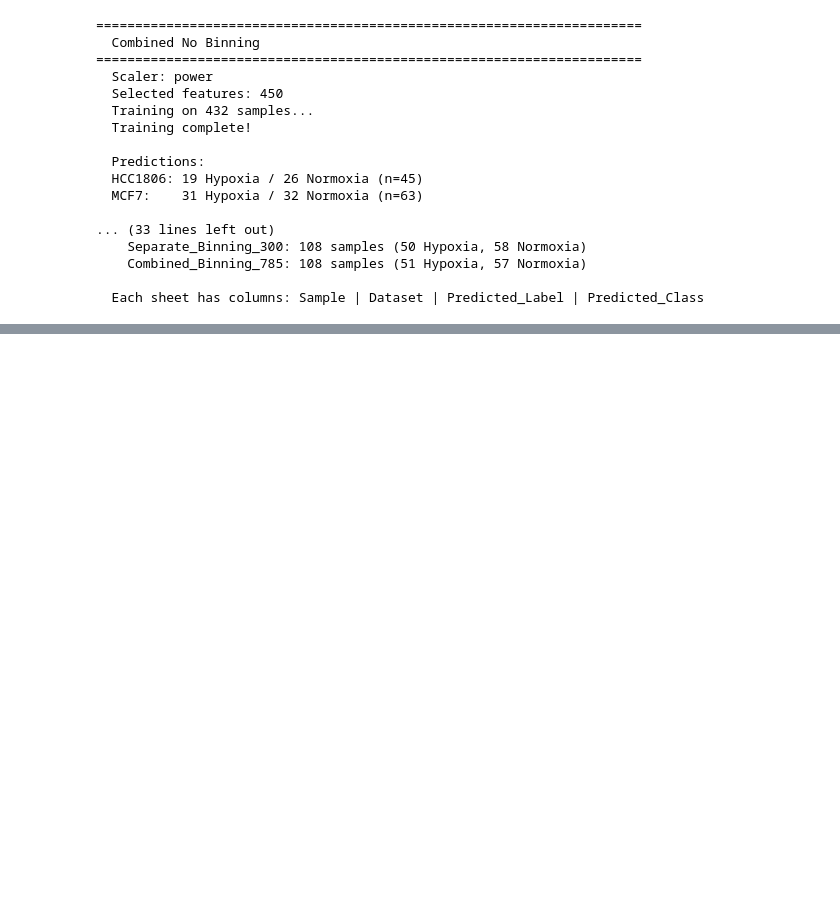
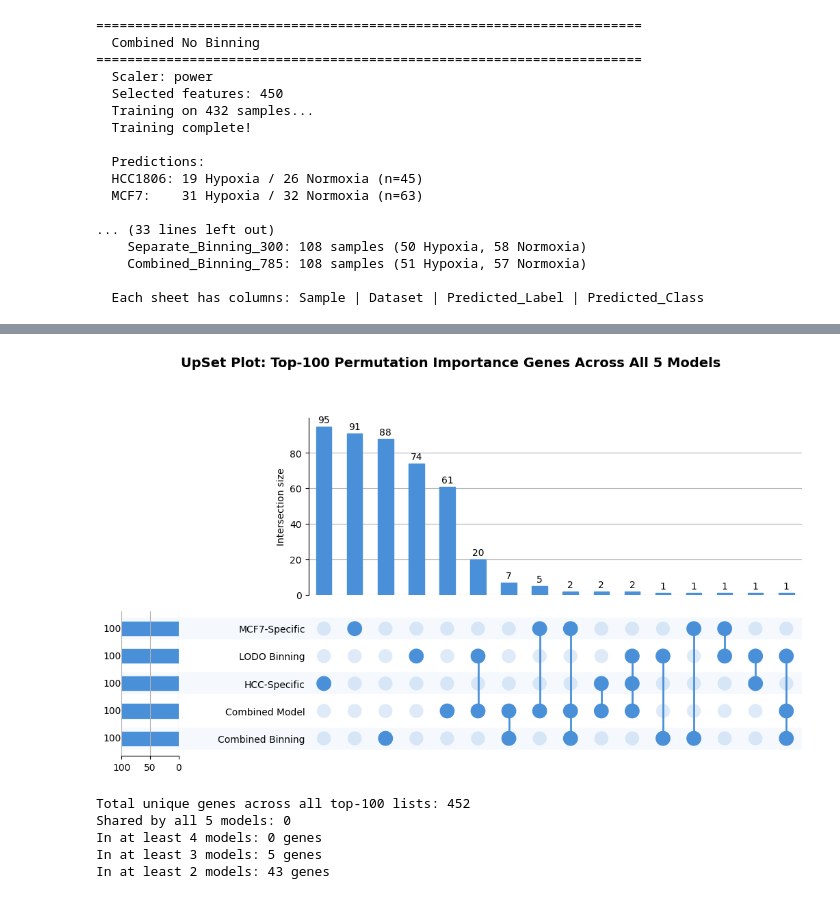
Before and after one commit to ranbirdaefler/CC-Research, a Jupyter notebook: Combined_CellLine_Model.ipynb, the cells around one changed output, grey strips where cells are left out. Saved outputs shown, nothing was run; the diff lists cells and outputs as text; code cells hidden in the pictures; blank space fills up the shorter version.

```diff
--- a/Combined_CellLine_Model.ipynb
+++ b/Combined_CellLine_Model.ipynb
@@ -3293,0 +4206,59 @@ print(f"\n  Each sheet has columns: Sample | Dataset | Predicted_Label | Predict
+# %%
+# =============================================================================
+# D.10  UPSET PLOT — TOP-100 PERMUTATION IMPORTANCE GENES (ALL 5 MODELS)
+# =============================================================================
+
+from upsetplot import UpSet, from_memberships
+from itertools import combinations
+import matplotlib.pyplot as plt
+
+all_top_genes = sorted(set().union(*top_perm_sets.values()))
+
+memberships = []
+for gene in all_top_genes:
+    member = tuple(name for name in all_model_names if gene in top_perm_sets[name])
+    memberships.append(member)
+
+upset_data = from_memberships(memberships)
+
+fig = plt.figure(figsize=(18, 8))
+upset = UpSet(
+    upset_data,
+    subset_size="count",
+    show_counts=True,
+    sort_by="cardinality",
+    show_percentages=False,
+    facecolor="#4A90D9",
+    element_size=42,
+)
+upset.plot(fig=fig)
+fig.suptitle(
+    f"UpSet Plot: Top-{TOP_PERM} Permutation Importance Genes Across All 5 Models",
+    fontsize=14, fontweight="bold", y=1.02,
+)
+plt.show()
+
+# Summary statistics
+total_unique = len(all_top_genes)
+shared_all5 = set.intersection(*top_perm_sets.values())
+print(f"\nTotal unique genes across all top-{TOP_PERM} lists: {total_unique}")
+print(f"Shared by all 5 models: {len(shared_all5)}")
+if shared_all5:
+    print(f"  Genes: {', '.join(sorted(shared_all5))}")
+
+for n_shared in [4, 3, 2]:
+    genes_in_n = set()
+    for combo in combinations(all_model_names, n_shared):
+        genes_in_n |= set.intersection(*(top_perm_sets[m] for m in combo))
+    genes_in_exactly_n = genes_in_n - set().union(
+        *(set.intersection(*(top_perm_sets[m] for m in combo))
+          for combo in combinations(all_model_names, n_shared + 1))
+    ) if n_shared < 5 else genes_in_n
+    print(f"In at least {n_shared} models: {len(genes_in_n)} genes")
+# %% [output]
+[figure, added]
+Total unique genes across all top-100 lists: 452
+Shared by all 5 models: 0
+In at least 4 models: 0 genes
+In at least 3 models: 5 genes
+In at least 2 models: 43 genes
```
Also changed, not shown: parts of 23 cells of this notebook.
